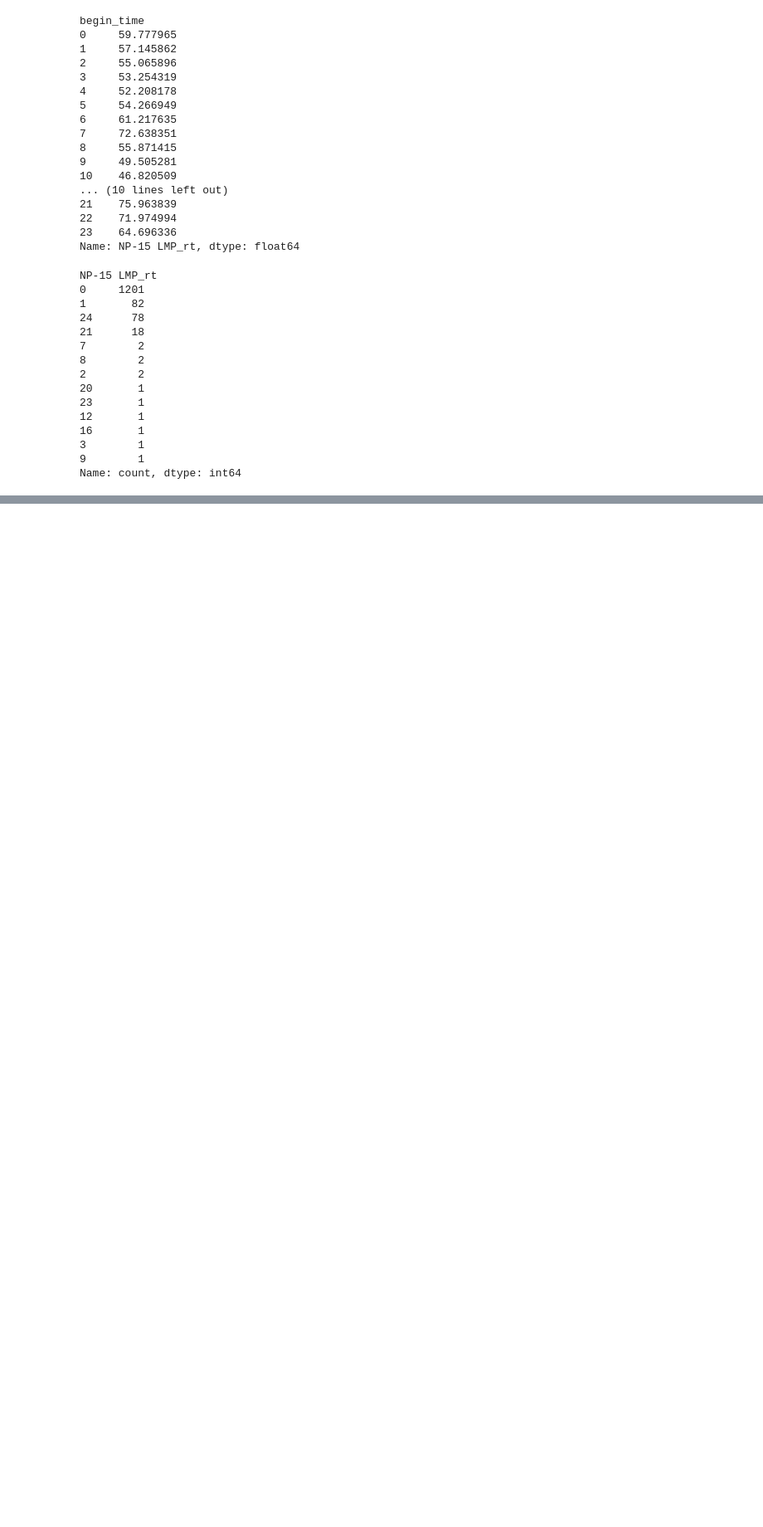
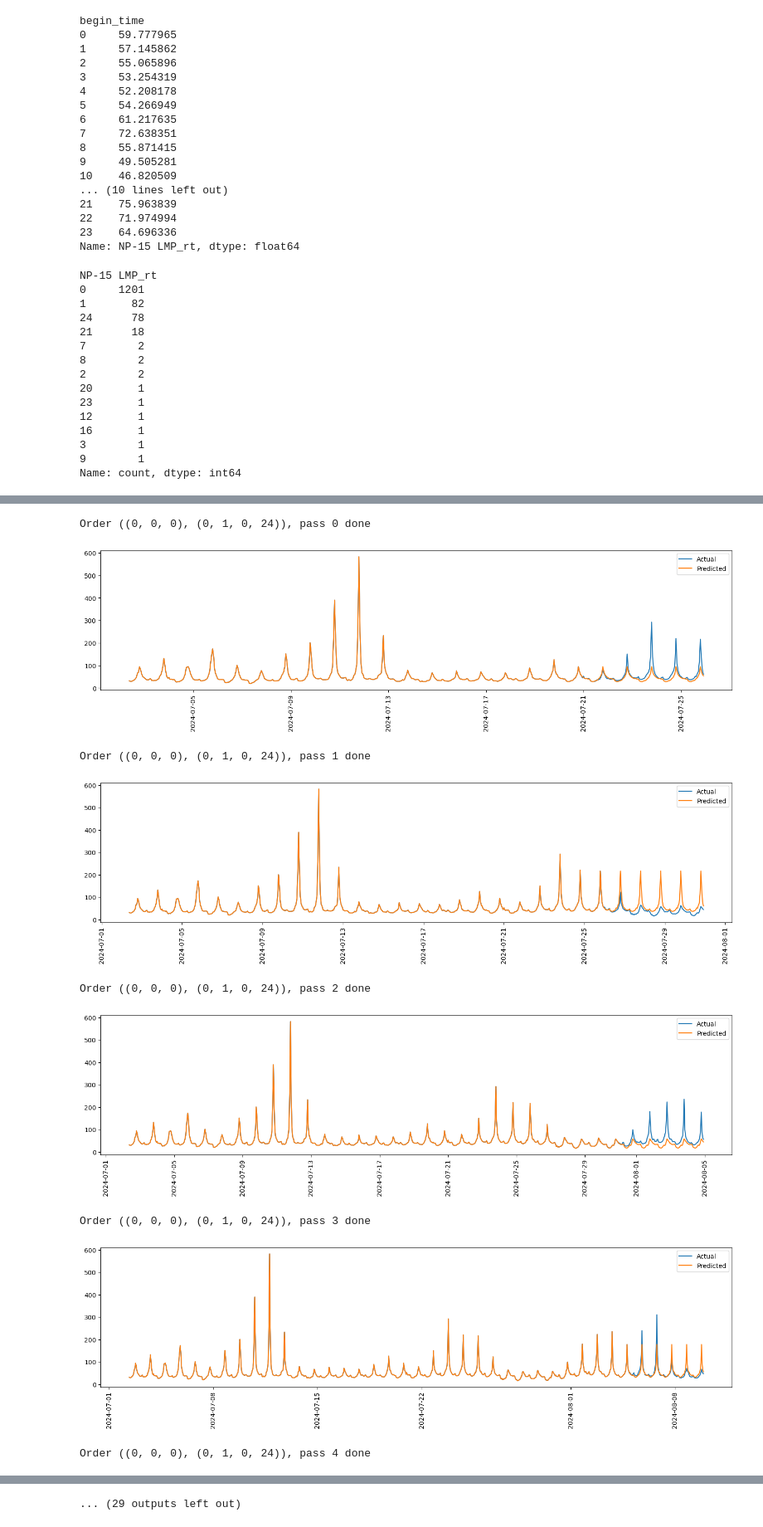
Before and after one commit to shabarishch/PowerPrices, a Jupyter notebook: Shabarish_TimeSeries.ipynb, the cells around one changed output, grey strips where cells are left out. Shown at 83% size. Saved outputs shown, nothing was run; the diff lists cells and outputs as text; code cells hidden in the pictures; blank space fills up the shorter version.

```diff
--- a/Shabarish_TimeSeries.ipynb
+++ b/Shabarish_TimeSeries.ipynb
@@ -79,0 +102,4 @@ data_smallgaps = pd.merge(data, smallgapdays, on='begin_time', how='inner')
+# %%
+data_train = data.iloc[20000:30046]
+data_train.reset_index(inplace=True)
+data_train
@@ -79,0 +120,37 @@ data_smallgaps = pd.merge(data, smallgapdays, on='begin_time', how='inner')
+# %%
+from sklearn.model_selection import TimeSeriesSplit
+from statsmodels.tsa.statespace.sarimax import SARIMAX
+from sklearn.metrics import mean_squared_error
+
+
+ts_split = TimeSeriesSplit(n_splits=5, test_size=120)
+mse_list = [0]*5
+
+orders = [((0,0,0), (0,1,0,24)), ((0,0,0), (1,1,1,24)), ((0,1,0), (1,1,1,24)), ((1,1,1), (1,1,1,24))]
+errors = [0]*len(orders)
+
+for order in orders:
+    for i, (train_index, test_index) in enumerate(ts_split.split(data_train)):
+        model = SARIMAX(endog=data_train['NP-15 LMP_da'].loc[train_index], order=order[0], seasonal_order=order[1])
+        model_fit = model.fit()
+        mse_list[i] = mean_squared_error(data_train['NP-15 LMP_da'].loc[test_index], model_fit.forecast(120))
+        print(f"Order {order}, pass {i} done")
+        data_predicted = data_train.join(pd.concat([data_train['NP-15 LMP_da'].loc[train_index], model_fit.forecast(120)]).to_frame(name='predicted'), how='inner').iloc[9000:]
+        plt.figure(figsize=(18, 4))
+        plt.plot(data_predicted['begin_time'], data_predicted['NP-15 LMP_da'] , label='Actual')
+        plt.plot(data_predicted['begin_time'], data_predicted['predicted'] , label='Predicted')
+        plt.xticks(rotation=90)
+        plt.legend()
+        plt.show()
+
+    print(f"MSEs for non-seas order {order[0]} and seas order {order[1]} = {mse_list}")
+# %% [output]
+Order ((0, 0, 0), (0, 1, 0, 24)), pass 0 done
+[figure, added]
+Order ((0, 0, 0), (0, 1, 0, 24)), pass 1 done
+[figure, added]
+Order ((0, 0, 0), (0, 1, 0, 24)), pass 2 done
+[figure, added]
+Order ((0, 0, 0), (0, 1, 0, 24)), pass 3 done
+[figure, added]
+Order ((0, 0, 0), (0, 1, 0, 24)), pass 4 done
@@ -79,0 +161 @@ data_smallgaps = pd.merge(data, smallgapdays, on='begin_time', how='inner')
+... (29 outputs left out)
```
Also changed, not shown: parts of 25 cells of this notebook, 5 other files.
